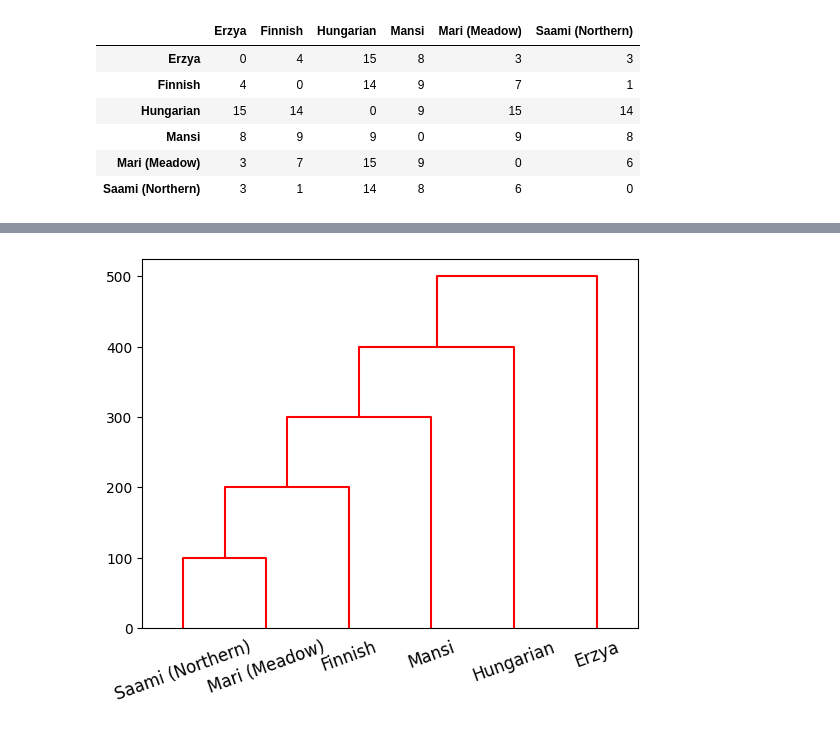
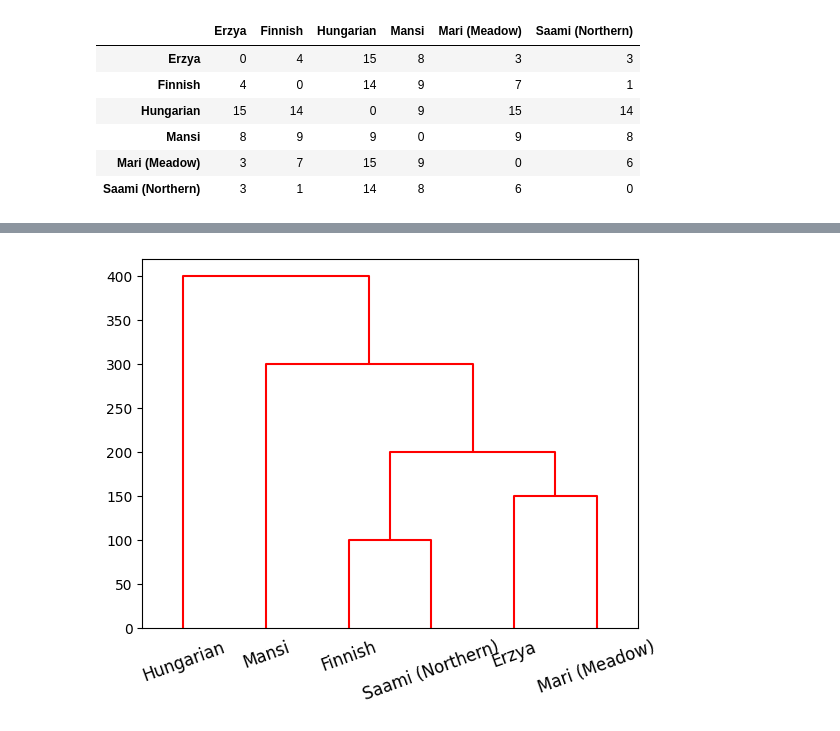
Before and after one commit to ashish-codebase/LinguisticsAssignment1, a Jupyter notebook: Assignment1/upgma_solved.ipynb, the cells around one changed output, grey strips where cells are left out. Drawn from its saved outputs; the diff is of its cells as text; code cells hidden in the pictures.

```diff
--- a/Assignment1/upgma_solved.ipynb
+++ b/Assignment1/upgma_solved.ipynb
@@ -165,17 +199,17 @@ tree_data
 # %%
-tree = np.array([[0.,1.,100,6],
-       [6.,2., 200,7.],
-       [7.,3.,300,8.],
-                [8.,4., 400,9.],
-       [9.,5.,500,10.]])
+tree = np.array([[0.,1.,100,6.],
+       [2.,3., 150,7.],
+       [6.,7.,200,8.],
+                [4.,8., 300,9.],
+       [5.,9.,400,10.]])
 # %%
 import numpy as np
 from scipy.cluster import hierarchy
 import matplotlib.pyplot as plt
 
 plt.figure()
 
 dn = hierarchy.dendrogram(
-    tree, above_threshold_color="red", leaf_rotation=20, color_threshold=.9, labels=['Saami (Northern)', 'Mari (Meadow)', 'Finnish', 'Mansi', 'Hungarian', 'Erzya',])
+    tree, above_threshold_color="red", leaf_rotation=20, color_threshold=.9, labels=['Finnish', 'Saami (Northern)','Erzya', 'Mari (Meadow)','Mansi','Hungarian'])
 # %% [output]
-[figure, old version]
+[figure, new version]
```
Also changed, not shown: parts of 3 cells of this notebook.
